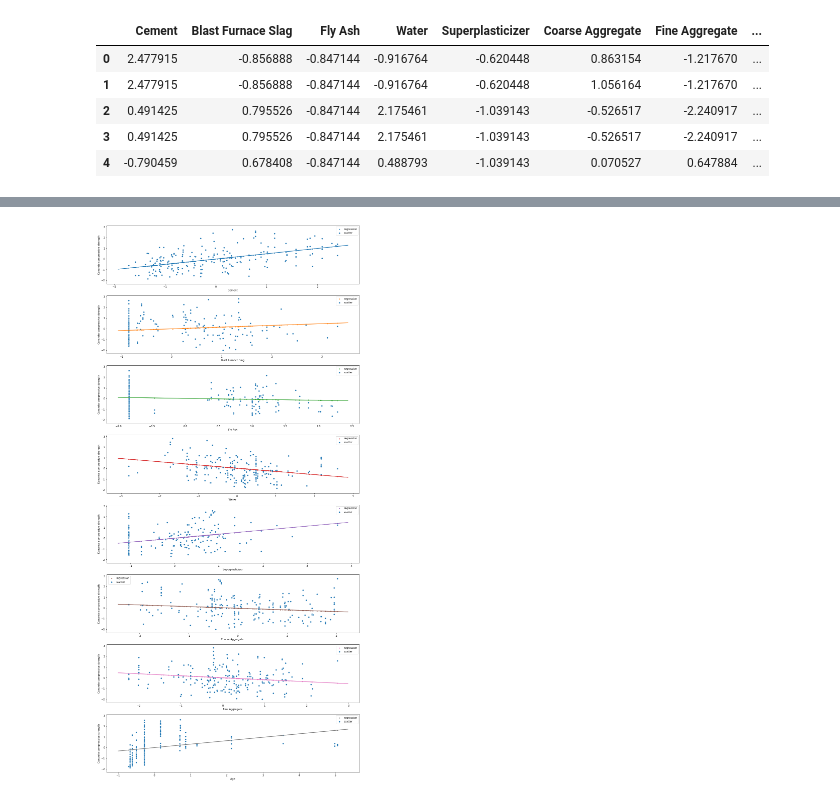
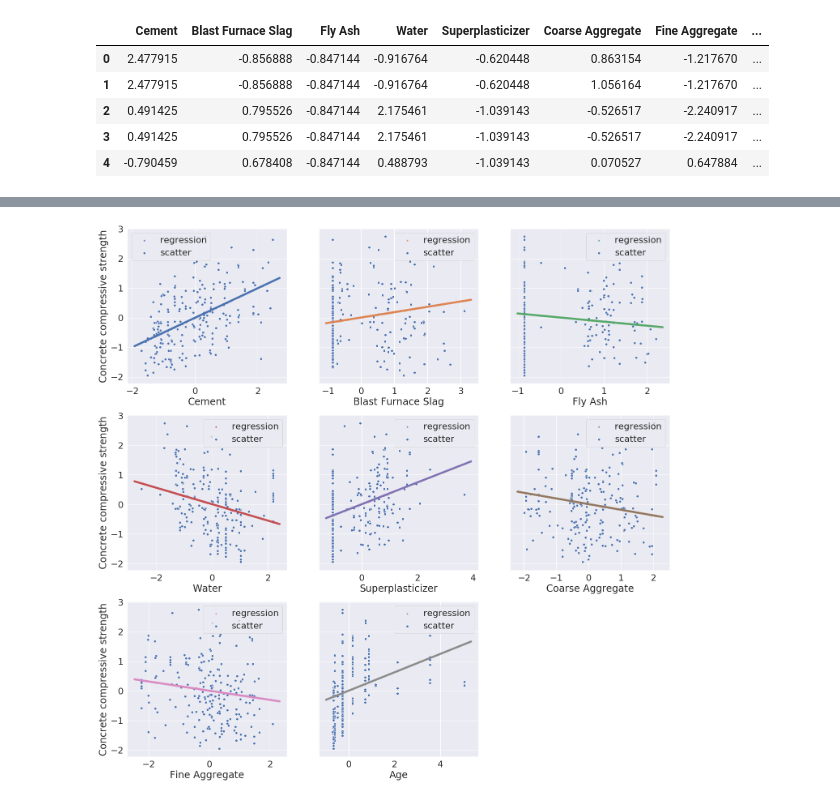
Before and after one commit to hcchang0701/machine_learning, a Jupyter notebook: hw3/Problem1.ipynb, the cells around one changed output, grey strips where cells are left out. Saved outputs shown, nothing was run; the diff lists cells and outputs as text; code cells hidden in the pictures.

```diff
--- a/hw3/Problem1.ipynb
+++ b/hw3/Problem1.ipynb
@@ -28,6 +26,3 @@ df.describe(percentiles=[])
 | min | 102.000000 | 0.000000 | 0.000000 | 121.800000 | 0.000000 | 801.000000 | 594.000000 | ... |
 | 50% | 272.900000 | 22.000000 | 0.000000 | 185.000000 | 6.400000 | 968.000000 | 779.500000 | ... |
 | max | 540.000000 | 359.400000 | 200.100000 | 247.000000 | 32.200000 | 1145.000000 | 992.600000 | ... |
-# %%
-df.input=df.iloc[:,0:-1]
-df.input.head()
@@ -41,3 +28,0 @@ df.input.head()
-# %%
-df.output=df.iloc[:,-1]
-df.output.head()
@@ -145 +75,13 @@ y_test = y_test.values.reshape(-1, 1)
+# %%
+from sklearn.metrics import mean_squared_error, r2_score
+from sklearn.model_selection import train_test_split
+
+row = ['lm1', 'lm2', 'lm3', 'lm4', 'lm5', 'lm6', 'lm7', 'lm8']
+col = ['MSE', 'R2', 'bias', 'weight']
+regResult = pd.DataFrame(index=row, columns=col)
+
+inputNum = 8
+
+X, y = df.iloc[:, 0:inputNum], df.iloc[:, inputNum:inputNum+1]
+X_train, X_test, y_train, y_test = train_test_split(X, y, test_size=0.2)
 # %% [markdown]
@@ -183,57 +90,45 @@ plt.show()
 # %%
-from sklearn.model_selection import train_test_split
 from sklearn.linear_model import LinearRegression
 
-inputNum = 8
+fig, axes = plt.subplots(3, 3, figsize=(24, 24), sharey=True)
+axes[2][2].set_visible(False)
 
-axes = []
-fig, axes = plt.subplots(nrows=inputNum, sharey=True, figsize=(18, 40))
+# Put train/test data to DataFrame to draw plot
+Train = pd.concat([X_train, y_train], axis=1)
+Test = pd.concat([X_test, y_test], axis=1)
 
 for i in range(0, inputNum):
-    #sns.regplot(x=df.columns[i], y=df.columns[inputNum], data=df, ax=axes[i])
 
-
-    X, y = df.iloc[:, i], df.iloc[:, -1]
-    X_train, X_test, y_train, y_test = train_test_split(X, y, test_size=0.2)
-    #df2 = pd.concat([X_train, X_test, y_train, y_test], axis=1)
-    Train = pd.concat([X_train, y_train], axis=1)
-    Test = pd.concat([X_test, y_test], axis=1)
-
-    X_train = X_train.values.reshape(-1, 1)
-    X_test = X_test.values.reshape(-1, 1)
-    y_train = y_train.values.reshape(-1, 1)
-    y_test = y_test.values.reshape(-1, 1)
-
-
-
-    ### simple linear regression by sklearn function
+    """ simple linear regression by sklearn function"""
 
     # Train linear model by training set
-    reg1 = LinearRegression().fit(X_train, y_train)
-    y_pred_lm = reg1.predict(X_test)
+    reg1 = LinearRegression().fit(X_train.iloc[:, i:i+1], y_train)
+
+    # Prediction
+    y_pred_lm = reg1.predict(X_test.iloc[:, i:i+1])
     Test['y_pred_lm'] = y_pred_lm
 
     # Plot outputs
-    #sns.scatterplot(x=X_test.reshape(1,-1)[0], y=y_test.reshape(1,-1)[0], ax=axes[i])
-    #sns.regplot(x=X_test.reshape(1,-1)[0], y=y_pred_lm.reshape(1,-1)[0], ax=axes[i])
+    plotRow = i//3
+    plotCol = i%3
 
-    sns.regplot(x=Test.columns[0], y=Test.columns[2],
-                data=Test, ax=axes[i], label='regression', marker='.')
-    sns.scatterplot(x=Test.columns[0], y=Test.columns[1],
-                    data=Test, ax=axes[i], label='scatter')
+    sns.set(font_scale=2)
+    sns.regplot(x=Test.columns[i], y='y_pred_lm',
+                data=Test, label='regression',
+                marker='.', line_kws={"linewidth": 5 },
+                ax=axes[plotRow][plotCol])
+
+    sns.set(font_scale=2)
+    sns.scatterplot(x=Test.columns[i], y='Concrete compressive strength',
+                    data=Test, label='scatter',
+                    ax=axes[plotRow][plotCol])
 
 
-    #plt.plot(X_test, y_pred_lm, color='blue', linewidth=3)
-
+    # Record metrics
     regResult.iloc[i, 0] = mean_squared_error(y_test, y_pred_lm)
-    regResult.iloc[i, 1] = reg1.score(X_train, y_train)
-    regResult.iloc[i, 2] = r2_score(y_test, y_pred_lm)
-    regResult.iloc[i, 3] = reg1.intercept_[0]
-    regResult.iloc[i, 4] = reg1.coef_[0]
-    regResult.assign()
-
-    #plt.legend()
-    #plt.show()
+    regResult.iloc[i, 1] = r2_score(y_test, y_pred_lm)
+    regResult.iloc[i, 2] = reg1.intercept_[0]
+    regResult.iloc[i, 3] = reg1.coef_[0]
 # %% [output]
-[figure, old version]
+[figure, new version]
 # %%
```
Also changed, not shown: parts of 28 cells of this notebook.
